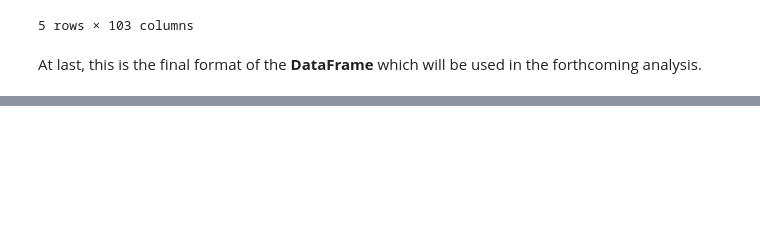
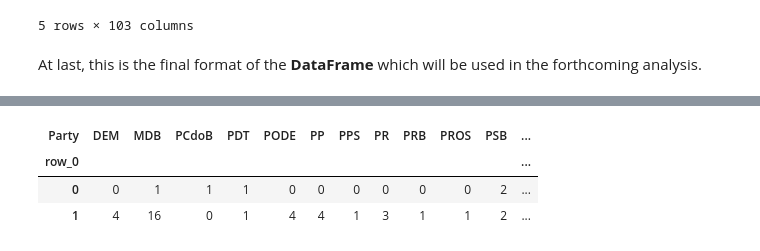
Before and after one commit to Fernandohf/Partido-para-que, a Jupyter notebook: Partido_para_que.ipynb, the cells around one changed output, grey strips where cells are left out. Cells and saved outputs as stored; diff of their text form; code cells hidden in the pictures; blank space fills up the shorter version.

```diff
--- a/Partido_para_que.ipynb
+++ b/Partido_para_que.ipynb
@@ -222,0 +276,14 @@ At last, this is the final format of the **DataFrame** which will be used in the
+# %%
+# Situation / Oposition
+kmeans_2 = KMeans(n_clusters=2, random_state=42)
+ditances_2 = kmeans_2.fit_transform(final)
+
+# Crosstable
+labels_2 = kmeans_2.labels_
+cross_tab_2 = pd.crosstab(labels_2, parties)
+cross_tab_2
+# %% [output]
+| Party | DEM | MDB | PCdoB | PDT | PODE | PP | PPS | PR | PRB | PROS | PSB | ... |
+| row_0 |  |  |  |  |  |  |  |  |  |  |  | ... |
+| 0 | 0 | 1 | 1 | 1 | 0 | 0 | 0 | 0 | 0 | 0 | 2 | ... |
+| 1 | 4 | 16 | 0 | 1 | 4 | 4 | 1 | 3 | 1 | 1 | 2 | ... |
```
Also changed, not shown: parts of 10 cells of this notebook.
